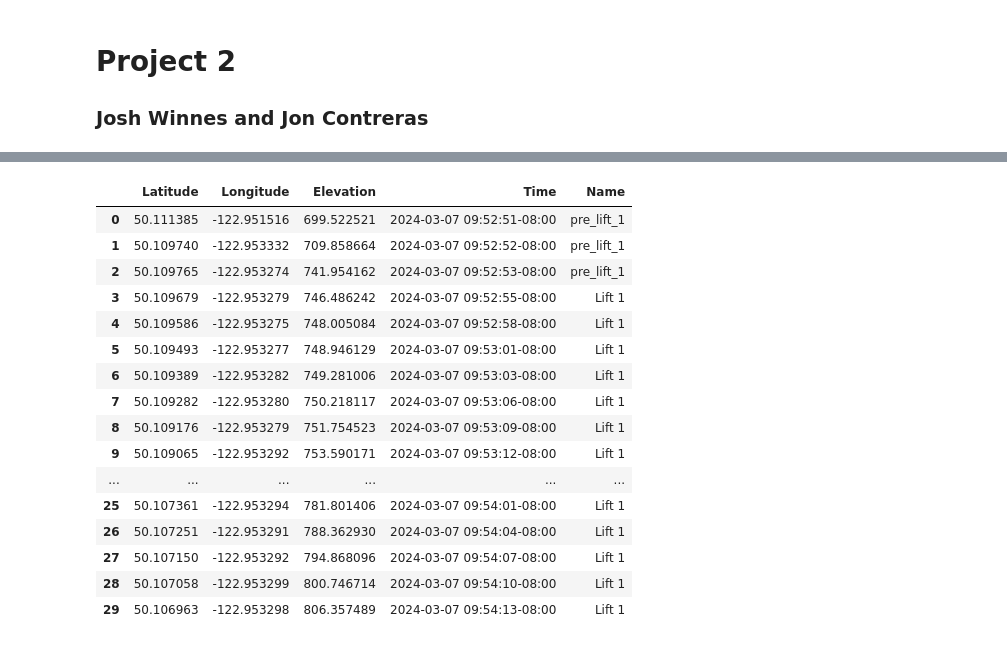
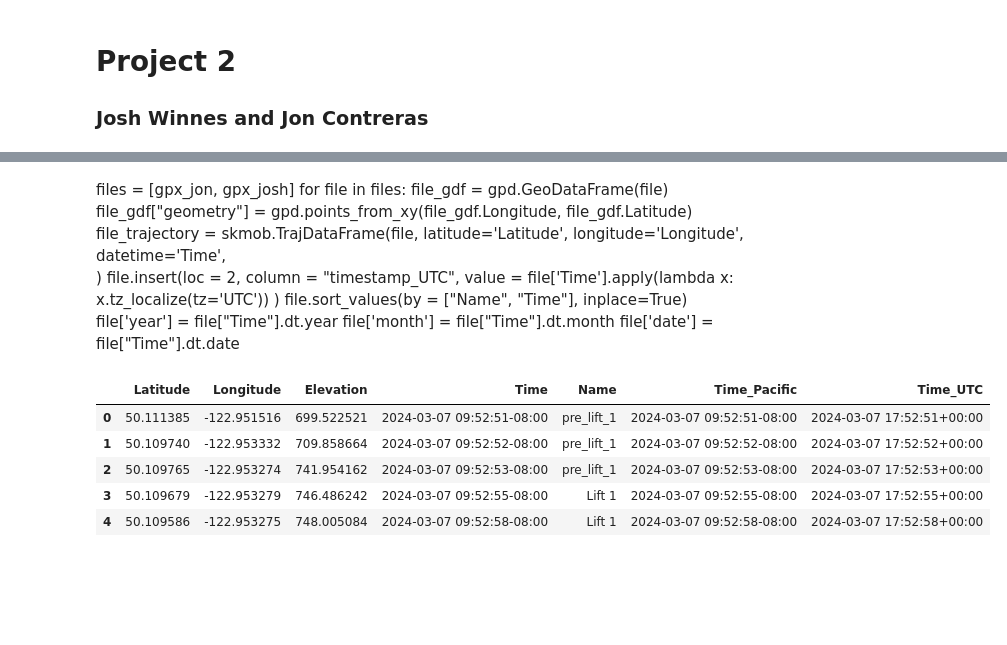
Before and after one commit to joshwinnes11/Project2, a Jupyter notebook: Project2(Jon).ipynb, the cells around one changed output, grey strips where cells are left out. Drawn from its saved outputs; the diff is of its cells as text; code cells hidden in the pictures; blank space fills up the shorter version.

```diff
--- a/Project2(Jon).ipynb
+++ b/Project2(Jon).ipynb
@@ -15,6 +15,7 @@ from skmob.measures.individual import jump_lengths
 from skmob.tessellation import tilers
 from skmob.preprocessing import detection, clustering
 from skmob.preprocessing import filtering
+from skmob.preprocessing import compression
 
 pd.set_option('display.max_columns', 500)
 pd.set_option('display.max_rows', 200)
@@ -41,14 +42,14 @@ try:
     print('Working from Josh\'s laptop')
 except FileNotFoundError:
 
-    data_dir = 'your_data_directory_path'
-    kmz_file_path_josh = 'path_to_josh_kmz_file'
-    kmz_fil_path_jon = 'path_to_jon_kmz_file'
-    gpx_file_name_josh = 'gpx_file_name_josh'
-    gpx_file_name_jon = 'gpx_file_name_jon'
-    script_directory = 'path_to_Project2'
+    data_dir = '/Users/jonathancontreras/Desktop/College Folder/Senior Year/Math485/Unit 2 Spatial/Spacial Project'
+    kmz_file_path_josh = '/Users/jonathancontreras/Desktop/College Folder/Senior Year/Math485/Unit 2 Spatial/Spacial Project/Joshwhistler.kmz'
+    kmz_file_path_jon = '/Users/jonathancontreras/Desktop/College Folder/Senior Year/Math485/Unit 2 Spatial/Spacial Project/jonwhistler.kmz'
+    gpx_file_name_josh = 'Josh Mar 7, 2024 - Whistler Blackcomb.gpx'
+    gpx_file_name_jon = 'Jon Mar 7, 2024 - Whistler Blackcomb.gpx'
+    script_directory = '/Users/jonathancontreras/Desktop/College Folder/Senior Year/Math485/Project2git'
 
-    os.chdir(data_dir)
+    os.chdir('/Users/jonathancontreras/Desktop/College Folder/Senior Year/Math485/Unit 2 Spatial/Spacial Project')
     sys.path.append(script_directory)
     from gpx_kmz_util import *
 
@@ -80,0 +65,15 @@ gpx_josh.head(30)
+# %% [markdown]
+files = [gpx_jon, gpx_josh]
+for file in files:
+    file_gdf = gpd.GeoDataFrame(file)
+    file_gdf["geometry"] = gpd.points_from_xy(file_gdf.Longitude, file_gdf.Latitude)
+    file_trajectory = skmob.TrajDataFrame(file, latitude='Latitude', longitude='Longitude', \
+         datetime='Time', \
+    )
+    file.insert(loc = 2, column = "timestamp_UTC",
+                value = file['Time'].apply(lambda x: x.tz_localize(tz='UTC'))
+                )
+    file.sort_values(by = ["Name", "Time"], inplace=True)
+    file['year'] = file["Time"].dt.year
+    file['month'] = file["Time"].dt.month
+    file['date'] = file["Time"].dt.date
@@ -81,20 +110,9 @@ gpx_josh.head(30)
 # %%
-gpx_jon.head(30)
+gpx_jon.head()
 # %% [output]
-|  | Latitude | Longitude | Elevation | Time | Name |
-| 0 | 50.111385 | -122.951516 | 699.522521 | 2024-03-07 09:52:51-08:00 | pre_lift_1 |
-| 1 | 50.109740 | -122.953332 | 709.858664 | 2024-03-07 09:52:52-08:00 | pre_lift_1 |
-| 2 | 50.109765 | -122.953274 | 741.954162 | 2024-03-07 09:52:53-08:00 | pre_lift_1 |
-| 3 | 50.109679 | -122.953279 | 746.486242 | 2024-03-07 09:52:55-08:00 | Lift 1 |
-| 4 | 50.109586 | -122.953275 | 748.005084 | 2024-03-07 09:52:58-08:00 | Lift 1 |
-| 5 | 50.109493 | -122.953277 | 748.946129 | 2024-03-07 09:53:01-08:00 | Lift 1 |
-| 6 | 50.109389 | -122.953282 | 749.281006 | 2024-03-07 09:53:03-08:00 | Lift 1 |
-| 7 | 50.109282 | -122.953280 | 750.218117 | 2024-03-07 09:53:06-08:00 | Lift 1 |
-| 8 | 50.109176 | -122.953279 | 751.754523 | 2024-03-07 09:53:09-08:00 | Lift 1 |
-| 9 | 50.109065 | -122.953292 | 753.590171 | 2024-03-07 09:53:12-08:00 | Lift 1 |
-| ... | ... | ... | ... | ... | ... |
-| 25 | 50.107361 | -122.953294 | 781.801406 | 2024-03-07 09:54:01-08:00 | Lift 1 |
-| 26 | 50.107251 | -122.953291 | 788.362930 | 2024-03-07 09:54:04-08:00 | Lift 1 |
-| 27 | 50.107150 | -122.953292 | 794.868096 | 2024-03-07 09:54:07-08:00 | Lift 1 |
-| 28 | 50.107058 | -122.953299 | 800.746714 | 2024-03-07 09:54:10-08:00 | Lift 1 |
-| 29 | 50.106963 | -122.953298 | 806.357489 | 2024-03-07 09:54:13-08:00 | Lift 1 |
+|  | Latitude | Longitude | Elevation | Time | Name | Time_Pacific | Time_UTC |
+| 0 | 50.111385 | -122.951516 | 699.522521 | 2024-03-07 09:52:51-08:00 | pre_lift_1 | 2024-03-07 09:52:51-08:00 | 2024-03-07 17:52:51+00:00 |
+| 1 | 50.109740 | -122.953332 | 709.858664 | 2024-03-07 09:52:52-08:00 | pre_lift_1 | 2024-03-07 09:52:52-08:00 | 2024-03-07 17:52:52+00:00 |
+| 2 | 50.109765 | -122.953274 | 741.954162 | 2024-03-07 09:52:53-08:00 | pre_lift_1 | 2024-03-07 09:52:53-08:00 | 2024-03-07 17:52:53+00:00 |
+| 3 | 50.109679 | -122.953279 | 746.486242 | 2024-03-07 09:52:55-08:00 | Lift 1 | 2024-03-07 09:52:55-08:00 | 2024-03-07 17:52:55+00:00 |
+| 4 | 50.109586 | -122.953275 | 748.005084 | 2024-03-07 09:52:58-08:00 | Lift 1 | 2024-03-07 09:52:58-08:00 | 2024-03-07 17:52:58+00:00 |
```
Also changed, not shown: parts of 14 cells of this notebook.
